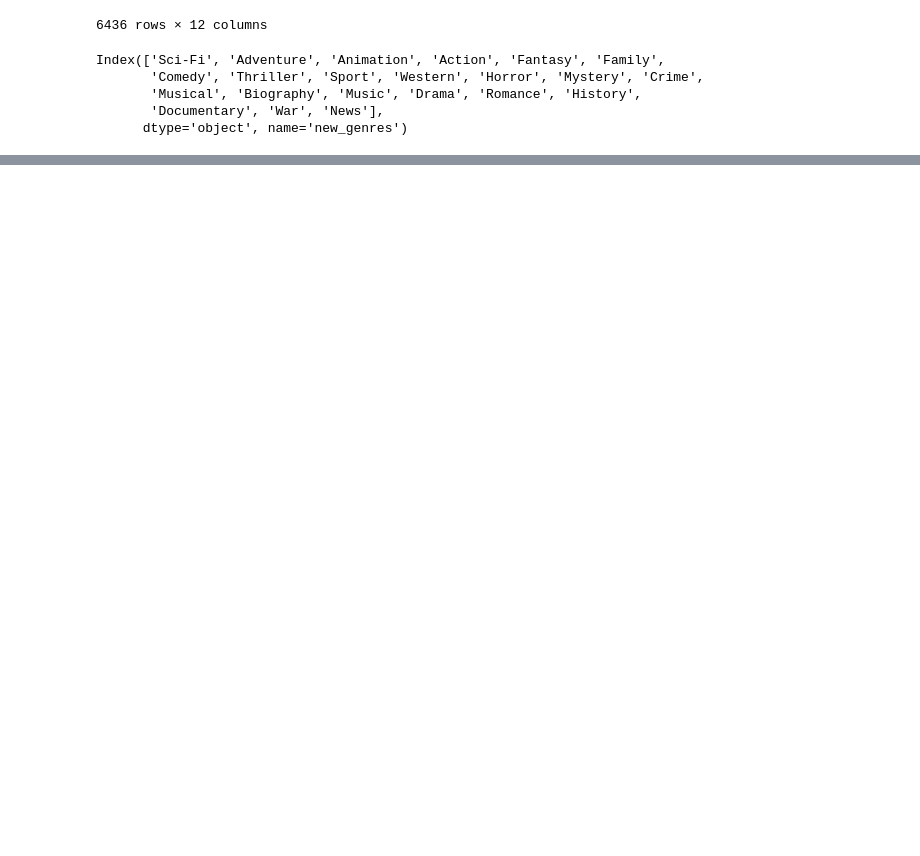
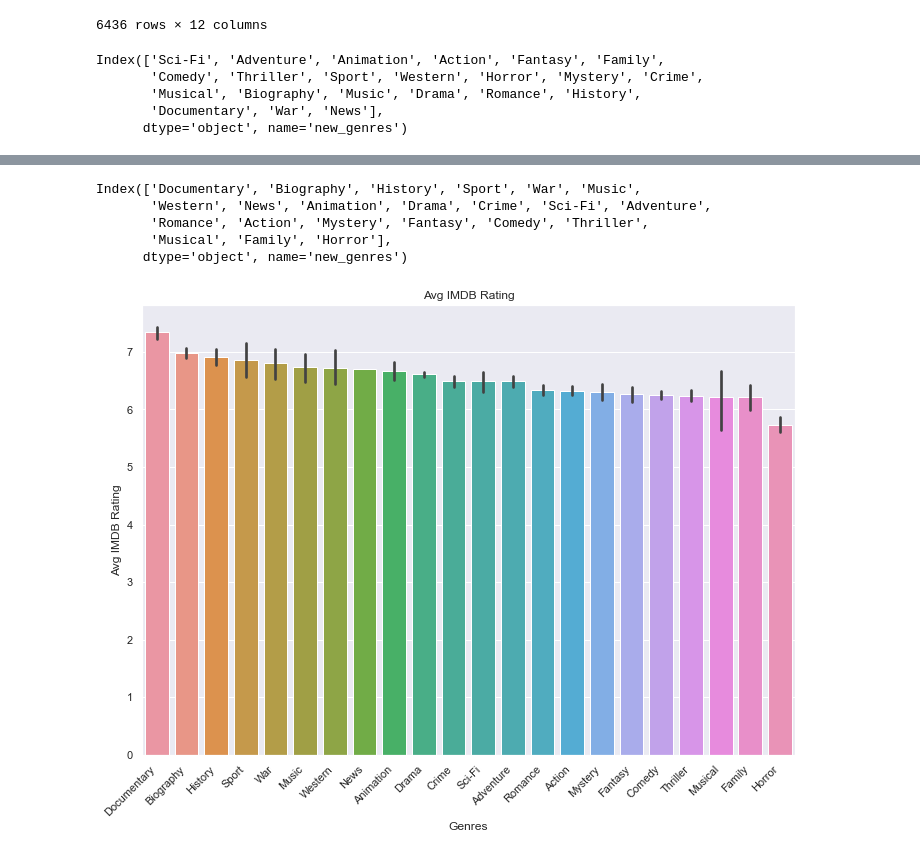
Before and after one commit to henrysvg/dsc-phase-1-project, a Jupyter notebook: student.ipynb, the cells around one changed output, grey strips where cells are left out. Cells and saved outputs as stored; diff of their text form; code cells hidden in the pictures; blank space fills up the shorter version.

```diff
--- a/student.ipynb
+++ b/student.ipynb
@@ -342,0 +384,4 @@ ax.set_xticklabels(ax.get_xticklabels(), rotation = 45, ha = 'right');
+# %%
+#Split the genres column
+df2['new_genres']=df2['genres'].str.split(',')
+df2
@@ -342,0 +402,3 @@ ax.set_xticklabels(ax.get_xticklabels(), rotation = 45, ha = 'right');
+# %%
+df2_genres = df2.explode('new_genres')
+df2_genres
@@ -342,0 +419,21 @@ ax.set_xticklabels(ax.get_xticklabels(), rotation = 45, ha = 'right');
+# %%
+#Determine the average rating per genre
+genre_ratings_mean = df2_genres.groupby('new_genres').mean()['averagerating']
+genre_ratings_mean = genre_ratings_mean.sort_values(ascending = False)
+genre_ratings_mean.index
+# %% [output]
+Index(['Documentary', 'Biography', 'History', 'Sport', 'War', 'Music',
+       'Western', 'News', 'Animation', 'Drama', 'Crime', 'Sci-Fi', 'Adventure',
+       'Romance', 'Action', 'Mystery', 'Fantasy', 'Comedy', 'Thriller',
+       'Musical', 'Family', 'Horror'],
+      dtype='object', name='new_genres')
+# %%
+#Graph the average IMDB rating by genre using seaborn
+ax = sns.barplot(data=df2_genres, x = 'new_genres', y = 'averagerating',
+                order = genre_ratings_mean.index)
+ax.set_title('Avg IMDB Rating')
+ax.set(xlabel="Genres", ylabel = "Avg IMDB Rating")
+sns.set(rc={'figure.figsize':(11.7,8.27)})
+ax.set_xticklabels(ax.get_xticklabels(), rotation = 45, ha = 'right');
+# %% [output]
+[figure, added]
```
Also changed, not shown: parts of 24 cells of this notebook.
